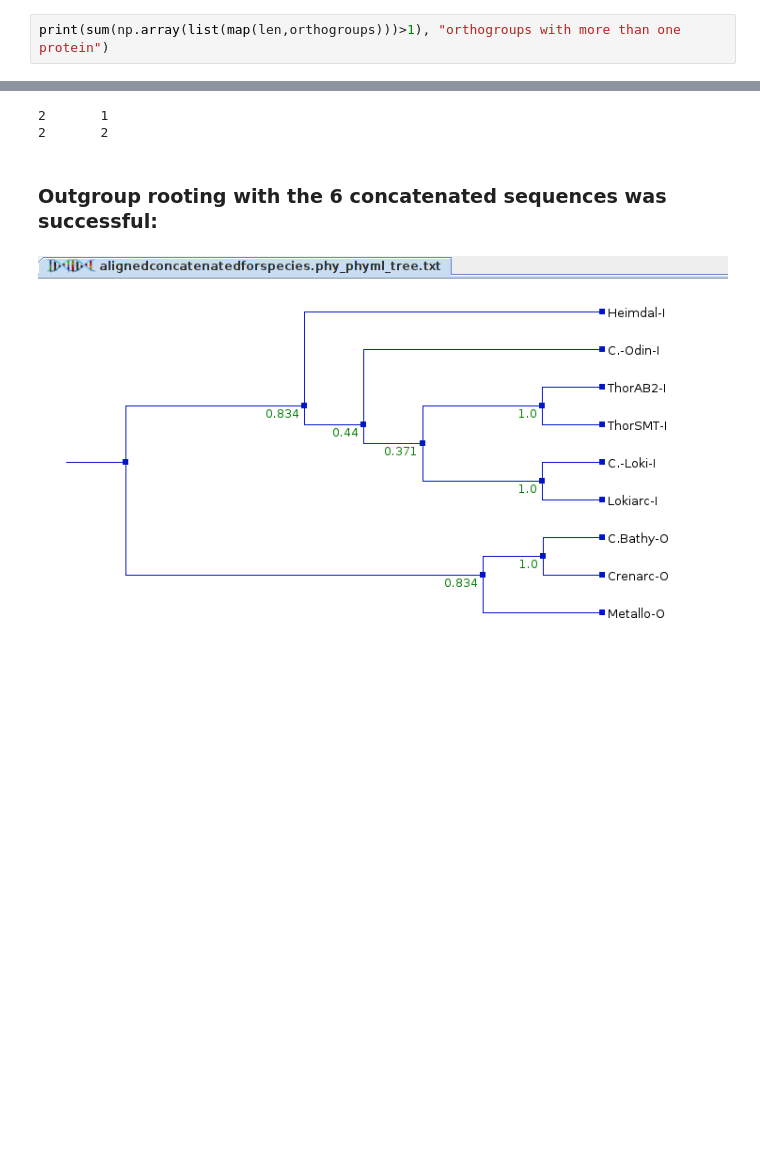
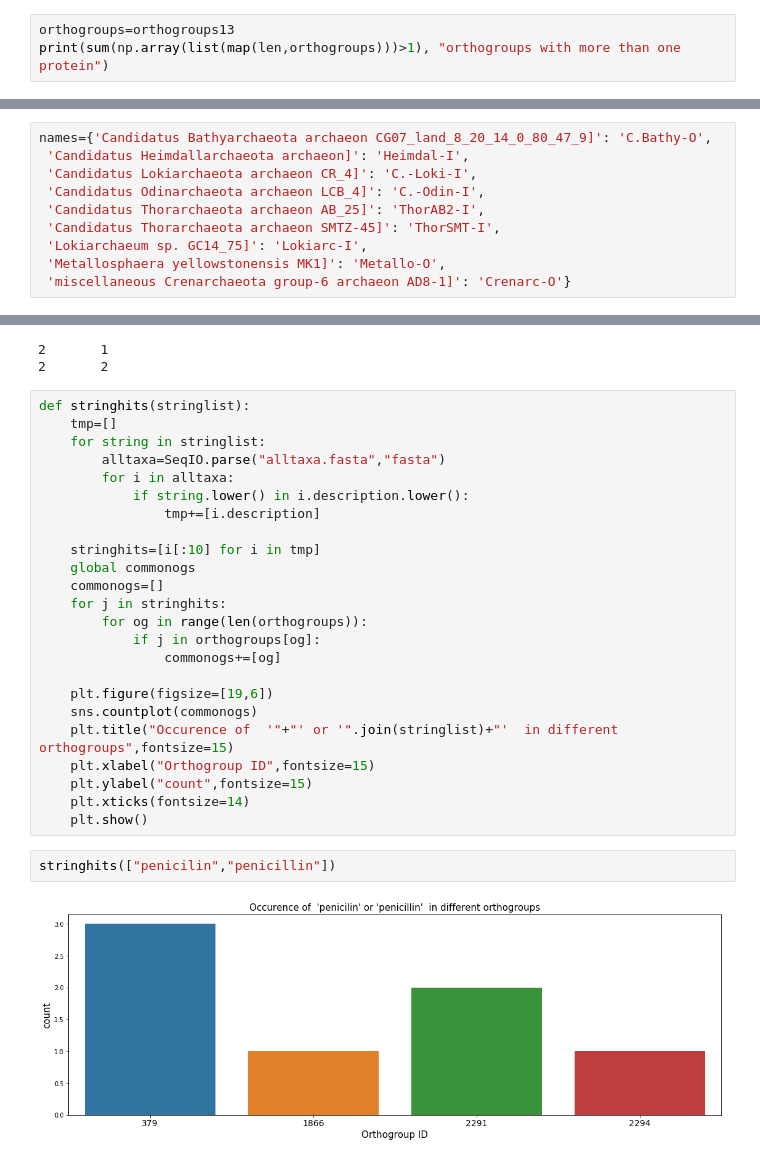
Before and after one commit to catalin-rusnac/B124622, a Jupyter notebook: CEG_assignment_B124622.ipynb, the cells around one changed output, grey strips where cells are left out. Saved outputs shown, nothing was run; the diff lists cells and outputs as text; blank space fills up the shorter version.

```diff
--- a/CEG_assignment_B124622.ipynb
+++ b/CEG_assignment_B124622.ipynb
@@ -50,3 +68,4 @@ print(len(orthogroups),"orthogroups in total")
 # %%
+orthogroups=orthogroups13
 print(sum(np.array(list(map(len,orthogroups)))>1), "orthogroups with more than one protein")
 # %% [output]
@@ -166,0 +186,10 @@ names
+# %%
+names={'Candidatus Bathyarchaeota archaeon CG07_land_8_20_14_0_80_47_9]': 'C.Bathy-O',
+ 'Candidatus Heimdallarchaeota archaeon]': 'Heimdal-I',
+ 'Candidatus Lokiarchaeota archaeon CR_4]': 'C.-Loki-I',
+ 'Candidatus Odinarchaeota archaeon LCB_4]': 'C.-Odin-I',
+ 'Candidatus Thorarchaeota archaeon AB_25]': 'ThorAB2-I',
+ 'Candidatus Thorarchaeota archaeon SMTZ-45]': 'ThorSMT-I',
+ 'Lokiarchaeum sp. GC14_75]': 'Lokiarc-I',
+ 'Metallosphaera yellowstonensis MK1]': 'Metallo-O',
+ 'miscellaneous Crenarchaeota group-6 archaeon AD8-1]': 'Crenarc-O'}
@@ -253,7 +313,31 @@ Notung -g OGfastas/alignedconcatenatedforspecies.phy_phyml_tree.txt
 # %% [output]
 2       1
 2       2
-# %% [markdown]
-### Outgroup rooting with the 6 concatenated sequences was successful:
-# %% [markdown]
-![image.png](attachment:image.png)
+# %%
+def stringhits(stringlist):
+    tmp=[]
+    for string in stringlist:
+        alltaxa=SeqIO.parse("alltaxa.fasta","fasta")
+        for i in alltaxa:
+            if string.lower() in i.description.lower():
+                tmp+=[i.description]
+
+    stringhits=[i[:10] for i in tmp]
+    global commonogs
+    commonogs=[]
+    for j in stringhits:
+        for og in range(len(orthogroups)):
+            if j in orthogroups[og]:
+                commonogs+=[og]
+
+    plt.figure(figsize=[19,6])
+    sns.countplot(commonogs)
+    plt.title("Occurence of  '"+"' or '".join(stringlist)+"'  in different orthogroups",fontsize=15)
+    plt.xlabel("Orthogroup ID",fontsize=15)
+    plt.ylabel("count",fontsize=15)
+    plt.xticks(fontsize=14)
+    plt.show()
+# %%
+stringhits(["penicilin","penicillin"])
+# %% [output]
+[figure, added]
```
Also changed, not shown: parts of 72 cells of this notebook.
